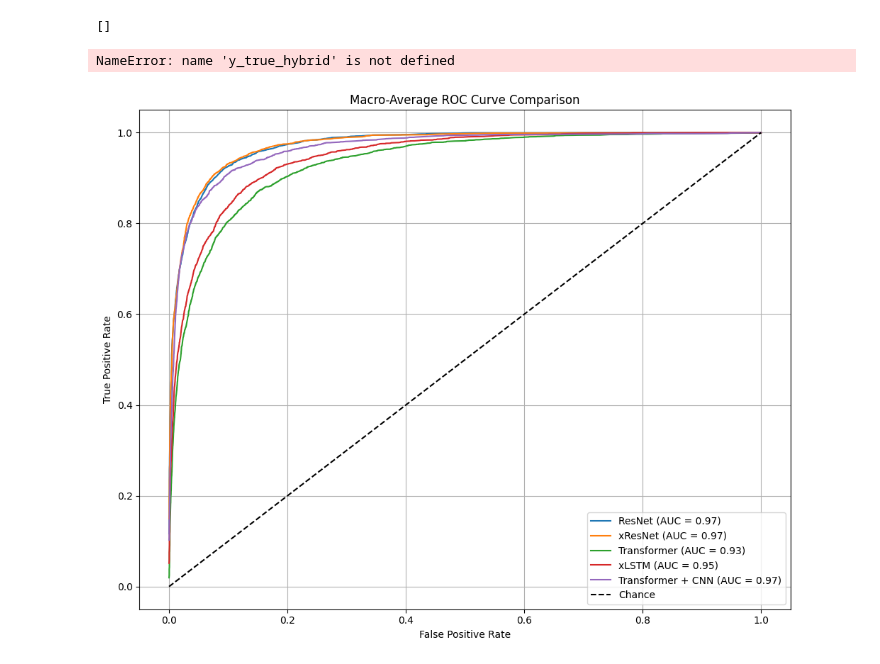
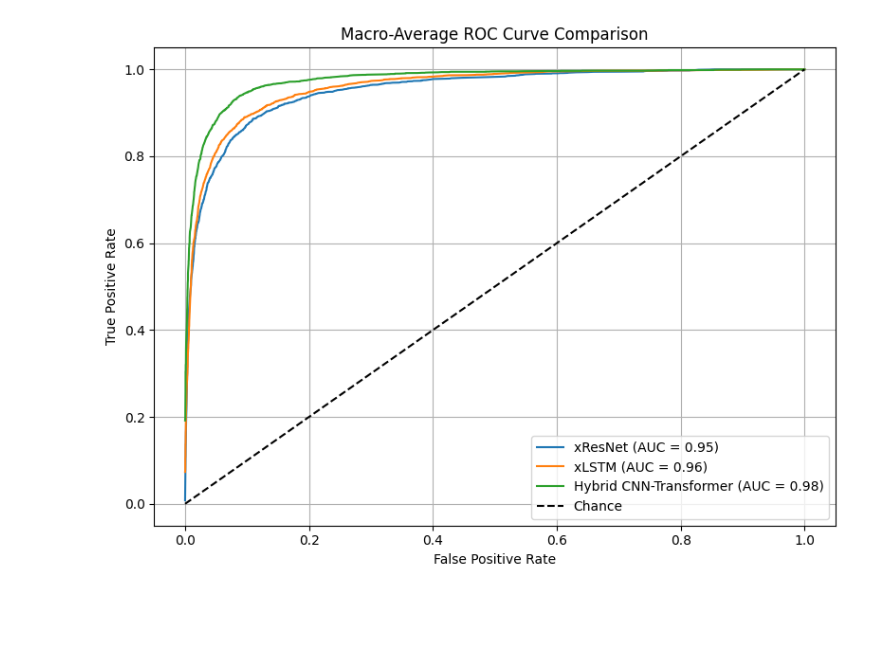
Before and after one commit to Shreeshtee12/Hybrid-CNN-Transformer-ECG, a Jupyter notebook: notebooks/individual_notebooks/MacroROC_Comparison.ipynb, the cells around one changed output. Cells and saved outputs as stored; diff of their text form; code cells hidden in the pictures; blank space fills up the shorter version.

Commit message:
Add Macro ROC comparison notebook

```diff
--- a/notebooks/individual_notebooks/MacroROC_Comparison.ipynb
+++ b/notebooks/individual_notebooks/MacroROC_Comparison.ipynb
@@ -23,3 +7,25 @@ y_pred_transformer_cnn = np.load("y_pred_hybrid.npy")
+# %%
+#Load Predictions and Labels for Each Model
+
+# Resnet
+#y_true_resnet = np.load("y_true_resnet.npy")
+#y_pred_resnet = np.load("y_pred_resnet.npy")
+
+#Transformer
+#y_true_transformer = np.load("y_true_transformer.npy")
+#y_pred_transformer = np.load("y_pred_transformer.npy")
+
+# XResNet
+y_true_xresnet = np.load("y_true_xresnet.npy")
+y_pred_xresnet = np.load("y_pred_xresnet.npy")
+
+# XLSTM
+y_true_xlstm = np.load("y_true_xlstm.npy")
+y_pred_xlstm = np.load("y_pred_xlstm.npy")
+
+# Hybrid
+y_true_hybrid = np.load("y_true_hybrid.npy")
+y_pred_hybrid = np.load("y_pred_hybrid.npy")
 # %%
 # === Step 2: Define Macro-Average ROC Calculator ===
 def compute_macro_roc(y_true, y_pred):
@@ -37,40 +43,32 @@ def compute_macro_roc(y_true, y_pred):
     macro_auc = auc(all_fpr, mean_tpr)
 
     return all_fpr, mean_tpr, macro_auc
-# %%
-print([v for v in globals() if "hybrid" in v])
-# %% [output]
-[]
 # %%
 # === Step 3: Compute Macro ROC Curves ===
 #fpr_resnet, tpr_resnet, roc_auc_resnet = compute_macro_roc(y_true_resnet, y_pred_resnet)
+#fpr_transformer, tpr_transformer, roc_auc_transformer = compute_macro_roc(y_true_transformer, y_pred_transformer)
 fpr_xresnet, tpr_xresnet, roc_auc_xresnet = compute_macro_roc(y_true_xresnet, y_pred_xresnet)
-#fpr_transformer, tpr_transformer, roc_auc_transformer = compute_macro_roc(y_true_transformer, y_pred_transformer)
 fpr_xlstm, tpr_xlstm, roc_auc_xlstm = compute_macro_roc(y_true_xlstm, y_pred_xlstm)
-fpr_transformer_cnn, tpr_transformer_cnn, roc_auc_transformer_cnn = compute_macro_roc(y_true_transformer_cnn, y_pred_transformer_cnn)
+fpr_hybrid, tpr_hybrid, roc_auc_hybrid = compute_macro_roc(y_true_hybrid, y_pred_hybrid)
-# %% [output]
-NameError: name 'y_true_hybrid' is not defined
 # %%
-# === Step 4: Plot All Macro-Average ROC Curves ===
-plt.figure(figsize=(10, 8))
-plt.plot(fpr_resnet, tpr_resnet, label=f"ResNet (AUC = {roc_auc_resnet:.2f})")
+plt.figure(figsize=(8, 6))
+
+# XResNet
 plt.plot(fpr_xresnet, tpr_xresnet, label=f"xResNet (AUC = {roc_auc_xresnet:.2f})")
-plt.plot(fpr_transformer, tpr_transformer, label=f"Transformer (AUC = {roc_auc_transformer:.2f})")
+# XLSTM
 plt.plot(fpr_xlstm, tpr_xlstm, label=f"xLSTM (AUC = {roc_auc_xlstm:.2f})")
-plt.plot(fpr_transformer_cnn, tpr_transformer_cnn, label=f"Transformer + CNN (AUC = {roc_auc_transformer_cnn:.2f})")
-
-
-
-# Plot chance line
+# Hybrid (CNN + Transformer)
+plt.plot(fpr_hybrid, tpr_hybrid, label=f"Hybrid CNN-Transformer (AUC = {roc_auc_hybrid:.2f})")
+# Chance line
 plt.plot([0, 1], [0, 1], 'k--', label="Chance")
-
 # Formatting
 plt.xlabel("False Positive Rate")
 plt.ylabel("True Positive Rate")
 plt.title("Macro-Average ROC Curve Comparison")
 plt.legend(loc="lower right")
 plt.grid(True)
 plt.tight_layout()
+plt.savefig("macro_roc_comparison.pdf", dpi=300, bbox_inches="tight")
 plt.show()
 # %% [output]
-[figure, old version]
+[figure, new version]
```
Also changed, not shown: parts of 1 cell of this notebook.
